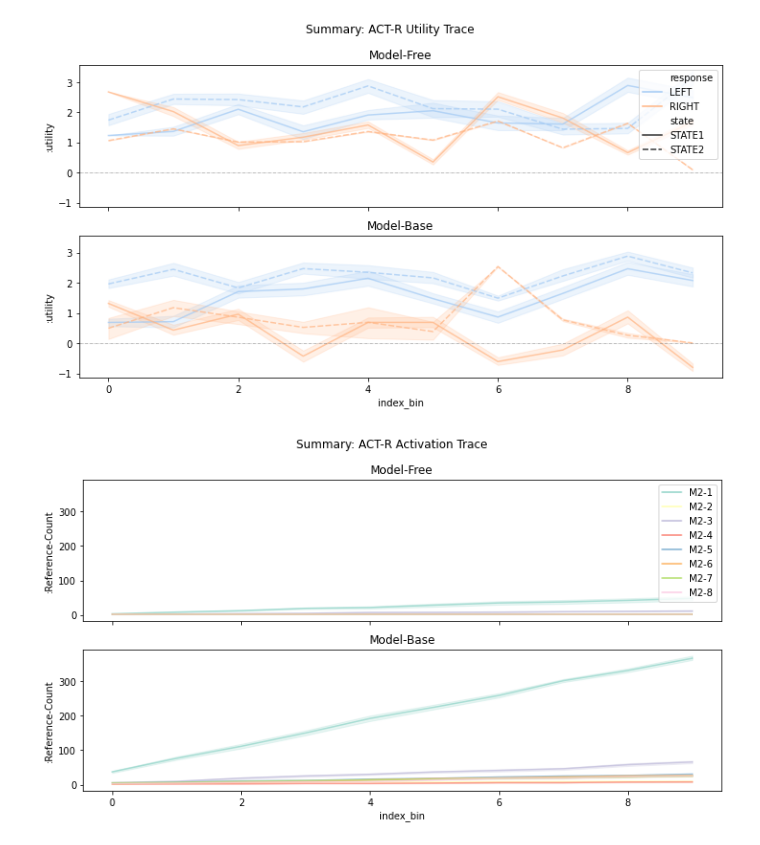
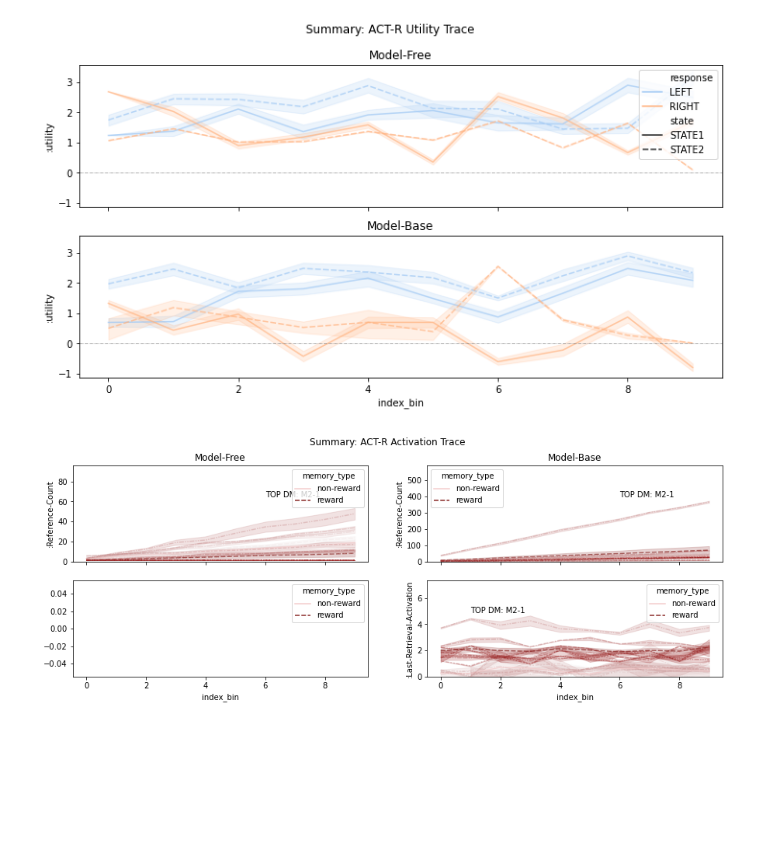
Before and after one commit to yangyuxue2333/ACTR-MarkovTask, a Jupyter notebook: analysis/compare_models.ipynb, the cells around one changed output. Cells and saved outputs as stored; diff of their text form; code cells hidden in the pictures; blank space fills up the shorter version.

Commit message:
update plot

```diff
--- a/analysis/compare_models.ipynb
+++ b/analysis/compare_models.ipynb
@@ -48,7 +48,8 @@ def simulate_stay_probability(model="markov-model1", epoch=1, n=20, task_params=
 
         state1stay_list.append(state1stay.groupby(['epoch', 'received_reward', 'reward_frequency', 'state_frequency']).agg({'state1_stay': lambda x: x.mean(skipna=True)}).reset_index())
         utrace_list.append(utrace.groupby(['epoch', 'index_bin', 'action', 'state', 'response']).agg({':utility': lambda x: x.max(skipna=True)}).reset_index())
-        atrace_list.append(atrace.groupby(['epoch', 'index_bin', 'memory']).agg({':Reference-Count': lambda x: x.max(skipna=True)}).reset_index())
+        atrace_list.append(atrace.groupby(['epoch', 'index_bin', 'memory', 'memory_type']).agg({':Reference-Count': lambda x: x.max(skipna=True),
+                                                                                 ':Last-Retrieval-Activation': lambda x: x.max(skipna=True)}).reset_index())
 
         # plot
         rewards += state1stay['received_reward'].sum()/len(state1stay)
@@ -62,7 +63,6 @@ def simulate_stay_probability(model="markov-model1", epoch=1, n=20, task_params=
     return df_state1stay, df_utrace, df_atrace
 
 def df_trace(m):
-    activation_parameter = ':Reference-Count'
 
     # production trace
     df1 = m.df_actr_production_traces(parameter_name=':utility')
@@ -72,18 +72,21 @@ def df_trace(m):
 
     # memory trace
     try:
-        df2 = m.df_actr_chunk_traces(parameter_name=activation_parameter)
+        df21 = m.df_actr_chunk_traces(parameter_name=':Reference-Count')
+        df22 = m.df_actr_chunk_traces(parameter_name=':Last-Retrieval-Activation')
+        df2 = pd.merge(df21, df22)
         df2['index_bin'] = pd.cut(df2['index'], 10, labels=False)
         df2.replace(to_replace=[None], value=np.nan, inplace=True)
+        df2['memory_type'] = df2.apply(lambda x: 'reward' if 'M2' in x['memory'] else 'non-reward', axis=1)
         #selected_memory = df2.groupby('memory')[':Last-Retrieval-Activation'].mean().sort_values(ascending = False).index[:4].values
-        selected_memory = ['M2-1', 'M2-2', 'M2-3', 'M2-4', 'M2-5', 'M2-6', 'M2-7', 'M2-8']
-        df2 = df2[df2.apply(lambda x: x['memory'] in selected_memory, axis=1)]
+        #selected_memory = ['M2-1', 'M2-2', 'M2-3', 'M2-4', 'M2-5', 'M2-6', 'M2-7', 'M2-8']
+        #df2 = df2[df2.apply(lambda x: x['memory'] in selected_memory, axis=1)]
     except:
         print('no memory trace')
         df2 = None
     finally:
-        df1 = df1.astype({'index_bin':'float', ':utility':'float'})
-        df2 = df2.astype({'index_bin':'float', activation_parameter:'float'})
+        df1 = df1.astype({'index_bin':float, ':utility':float})
+        df2 = df2.astype({'index_bin':float, ':Reference-Count':float, ':Last-Retrieval-Activation':float})
         return df1, df2
 # %%
 task_params={'REWARD_PROBABILITY':.7, 'REWARD':{'B1': 2, 'B2': 0, 'C1': 0, 'C2': 0}}
@@ -167,13 +170,40 @@ plt.show()
 # %% [output]
 [figure]
 # %%
-fig, axes = plt.subplots(2, 1, figsize=(12, 6), sharex=True, sharey=True)
+# Create an array with the colors you want to use
+reward_palette1 = sns.color_palette(['#f4cccc', '#882724'])
+reward_palette2 = sns.color_palette("light:darkred", n_colors=16) #sns.light_palette("salmon", reverse=True, as_cmap=True)
+
+fig, ((ax1, ax2), (ax3, ax4)) = plt.subplots(2, 2, figsize=(15, 5), sharex=True, sharey=False)
 fig.suptitle('Summary: ACT-R Activation Trace')
-sns.lineplot(data = df1_atrace, x='index_bin', y=':Reference-Count', hue='memory', alpha=.7, palette='Set3', ax=axes[0])
-sns.lineplot(data = df2_atrace, x='index_bin', y=':Reference-Count', hue='memory', alpha=.7, palette='Set3', ax=axes[1], legend=None)
-axes[0].set_title('Model-Free')
-axes[1].set_title('Model-Base')
-axes[0].legend(loc=1)
+sns.lineplot(data = df1_atrace, x='index_bin', y=':Reference-Count', hue='memory_type', style='memory_type', alpha=.7, palette=reward_palette1, legend=1, ax=ax1)
+sns.lineplot(data = df1_atrace, x='index_bin', y=':Reference-Count', hue='memory', style='memory', alpha=.3,  palette=reward_palette2, legend=None, ax=ax1)
+
+sns.lineplot(data = df2_atrace, x='index_bin', y=':Reference-Count', hue='memory_type', style='memory_type', alpha=.7, palette=reward_palette1, ax=ax2)
+sns.lineplot(data = df2_atrace, x='index_bin', y=':Reference-Count', hue='memory', style='memory', alpha=.3,  palette=reward_palette2, legend=None, ax=ax2)
+
+sns.lineplot(data = df1_atrace, x='index_bin', y=':Last-Retrieval-Activation', hue='memory_type', style='memory_type', alpha=.7, palette=reward_palette1, ax=ax3)
+sns.lineplot(data = df1_atrace, x='index_bin', y=':Last-Retrieval-Activation', hue='memory', style='memory', alpha=.3,  palette=reward_palette2, legend=None, ax=ax3)
+
+sns.lineplot(data = df2_atrace, x='index_bin', y=':Last-Retrieval-Activation', hue='memory_type', style='memory_type', alpha=.7, palette=reward_palette1, ax=ax4)
+sns.lineplot(data = df2_atrace, x='index_bin', y=':Last-Retrieval-Activation', hue='memory', style='memory', alpha=.3,  palette=reward_palette2, legend=None, ax=ax4)
+
+ax1.set_title('Model-Free')
+ax2.set_title('Model-Base')
+
+# annotation
+
+df1_chunk_cnt = df1_atrace.groupby(['memory', 'memory_type'])[':Reference-Count'].max().reset_index().sort_values(by = ['memory_type', ':Reference-Count'], ascending=False).values[0]
+df2_chunk_cnt = df2_atrace.groupby(['memory', 'memory_type'])[':Reference-Count'].max().reset_index().sort_values(by = ['memory_type', ':Reference-Count'], ascending=False).values[0]
+df2_chunk_act = df2_atrace.groupby(['memory', 'memory_type'])[':Last-Retrieval-Activation'].max().reset_index().sort_values(by = ['memory_type', ':Last-Retrieval-Activation'], ascending=False).values[0]
+
+ax1.text(6, df1_chunk_cnt[-1], f'TOP DM: %s'% (df1_chunk_cnt[0]))
+ax2.text(6, df2_chunk_cnt[-1], f'TOP DM: %s'% (df2_chunk_cnt[0]))
+ax4.text(1, df2_chunk_act[-1], f'TOP DM: %s'% (df2_chunk_act[0]))
+ax1.set_ylim(0, df1_chunk_cnt[-1]*1.5)
+ax2.set_ylim(0, df2_chunk_cnt[-1]*1.5)
+ax4.set_ylim(0, df2_chunk_act[-1]*1.5)
+
 plt.show()
 # %% [output]
-[figure, old version]
+[figure, new version]
```
Also changed, not shown: parts of 1 cell of this notebook.
